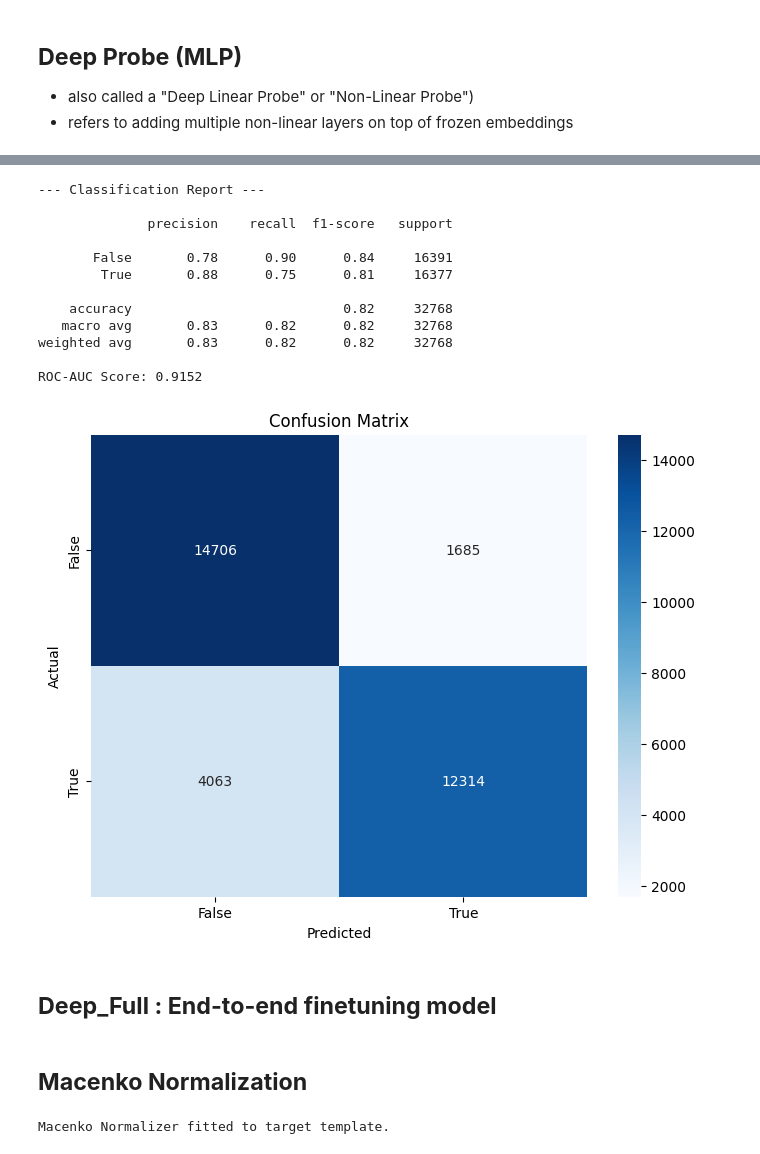
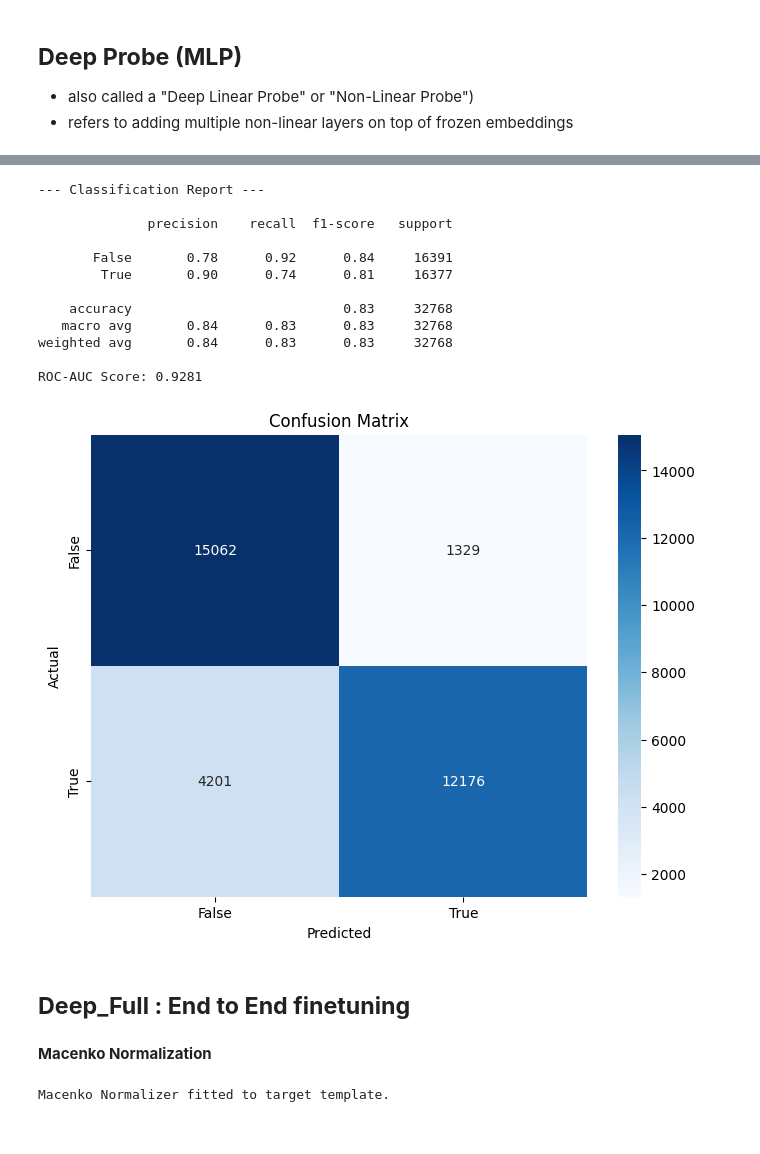
Before and after one commit to kimdesok/I-JEPA, a Jupyter notebook: I_JEPA_Tutorial.ipynb, the cells around one changed output, grey strips where cells are left out. Saved outputs shown, nothing was run; the diff lists cells and outputs as text; code cells hidden in the pictures.

```diff
--- a/I_JEPA_Tutorial.ipynb
+++ b/I_JEPA_Tutorial.ipynb
@@ -292,5 +295,5 @@ Visualize the Embeddings (t-SNE)
 # %%
-if(RUN_MODE!="x"):
+if(RUN_MODE!="Deep Full"):
   plt.figure(figsize=(10, 8))
 
   # Map hue to Class (Color) and style to Split (Marker Shape)
@@ -404,6 +403,9 @@ if(RUN_MODE!="Deep Full"):
   counter = 0
   num_epochs = 50 # Increased epochs since early stopping will handle the exit
   model_path = "/content/drive/MyDrive/I_JEPA_Project/models/best_linear_probe_pcam.pth"
+
+  if os.path.exists(model_path):
+    os.remove(model_path)  # Explicitly remove the old file first
 
   start_t = time.time()
 
@@ -472,7 +474,7 @@ import torch.nn.functional as F
 from torch.optim.lr_scheduler import ReduceLROnPlateau
 
 # Training Configuration
-patience = 15
+patience = 10
 min_delta = 0.0005
 best_loss = float('inf')
 counter = 0
@@ -489,13 +491,13 @@ class DeepProbe(nn.Module):
         self.dropout = nn.Dropout(drop_out) # Higher dropout for medical imaging
         self.bn1 = nn.BatchNorm1d(1024)  # Batch Normalization
 
-        # Layer 2: Feature refinement
-        self.fc2 = nn.Linear(1024, 128)
+        ## Layer 2: Feature refinement
+        self.fc2 = nn.Linear(1024, 256)
         self.dropout = nn.Dropout(drop_out) # Higher dropout for medical imaging
-        self.bn2 = nn.BatchNorm1d(128)
+        self.bn2 = nn.BatchNorm1d(256)
 
         # Layer 3: Bottleneck for classification
-        self.fc3 = nn.Linear(128, 32)
+        self.fc3 = nn.Linear(256, 32)
         self.dropout = nn.Dropout(drop_out) # Higher dropout for medical imaging
         self.output = nn.Linear(32, num_classes)
 
@@ -512,7 +514,7 @@ model_probe = DeepProbe(X_train.shape[1], len(label_encoder.classes_)).to(device
 # Use a slightly lower learning rate for deep probes to avoid early divergence
 optimizer = torch.optim.AdamW(model_probe.parameters(), lr=learning_rate, weight_decay=1e-2)
 # 'min' mode monitors for loss reduction; 'patience' is the number of stagnant epochs
-scheduler = ReduceLROnPlateau(optimizer, mode='min', factor=0.5, patience=5)
+scheduler = ReduceLROnPlateau(optimizer, mode='min', factor=0.1, patience=5)
 # %%
 # Calculate weights: Higher weight for the minority/harder class
 # If Class 0 (SSA) is hard, increase its weight
@@ -524,9 +526,9 @@ if os.path.exists(model_path):
     os.remove(model_path)  # Explicitly remove the old file first
 start_t = time.time()
 
-if(RUN_MODE!="x"):
+if(TEST_MODE!=True):
   for epoch in range(num_epochs):
-      # --- Training Phase ---
+      # Training Phase
       model_probe.train()
       running_loss = 0.0
       for inputs, labels in train_loader:
@@ -541,7 +543,7 @@ if(RUN_MODE!="x"):
 
       avg_train_loss = running_loss / len(train_loader)
 
-      # --- Validation Phase ---
+      # Validation Phase
       model_probe.eval()
 
       with torch.no_grad():
@@ -561,7 +563,7 @@ if(RUN_MODE!="x"):
 
       print(f'Epoch {epoch+1}: Train Loss: {avg_train_loss:.4f} | Val Loss: {val_loss:.4f} | Val Acc: {val_acc:.2%}')
 
-      # --- Early Stopping & Saving Best Model ---
+      # Early Stopping & Saving Best Model
       if val_loss < best_loss - min_delta:
           best_loss = val_loss
           torch.save(model_probe.state_dict(), model_path)
@@ -595,35 +597,33 @@ Finished Training in 457.23s. Best Val Loss: 0.3829
 # %%
-#model_path = "/content/drive/MyDrive/I_JEPA_Project/models/best_deep_probe_pcam_81.pth"
-
-if(RUN_MODE!="x"):
+if(TEST_MODE!=True):
    # Load the best weights for final evaluation
 
   model_probe.load_state_dict(torch.load(model_path))
   model_probe.eval()
   with torch.no_grad():
       X_test_dev, y_test_dev = X_test.to(device), y_test.to(device)
       outputs = model_probe(X_test_dev)
       _, predicted = torch.max(outputs, 1)
 
       evaluate_full_performance(model_probe, X_test, y_test, label_encoder)
 
   #print(f'Final Accuracy on Test Set: {accuracy:.2f}%')
 # %% [output]
 --- Classification Report ---
 
               precision    recall  f1-score   support
 
-       False       0.78      0.90      0.84     16391
-        True       0.88      0.75      0.81     16377
+       False       0.78      0.92      0.84     16391
+        True       0.90      0.74      0.81     16377
 
-    accuracy                           0.82     32768
-   macro avg       0.83      0.82      0.82     32768
-weighted avg       0.83      0.82      0.82     32768
+    accuracy                           0.83     32768
+   macro avg       0.84      0.83      0.83     32768
+weighted avg       0.84      0.83      0.83     32768
 
-ROC-AUC Score: 0.9152
+ROC-AUC Score: 0.9281
-[figure, old version]
+[figure, new version]
 # %% [markdown]
-## **Deep_Full : End-to-end finetuning model**
+## **Deep_Full : End to End finetuning**
 # %%
 # backbone
 #from transformers import
@@ -720,7 +721,7 @@ train_transforms = transforms.Compose([
     )
 ])
 # %% [markdown]
-## **Macenko Normalization**
+**Macenko Normalization**
 # %%
 import torchstain
 import cv2
```
Also changed, not shown: parts of 15 cells of this notebook.
